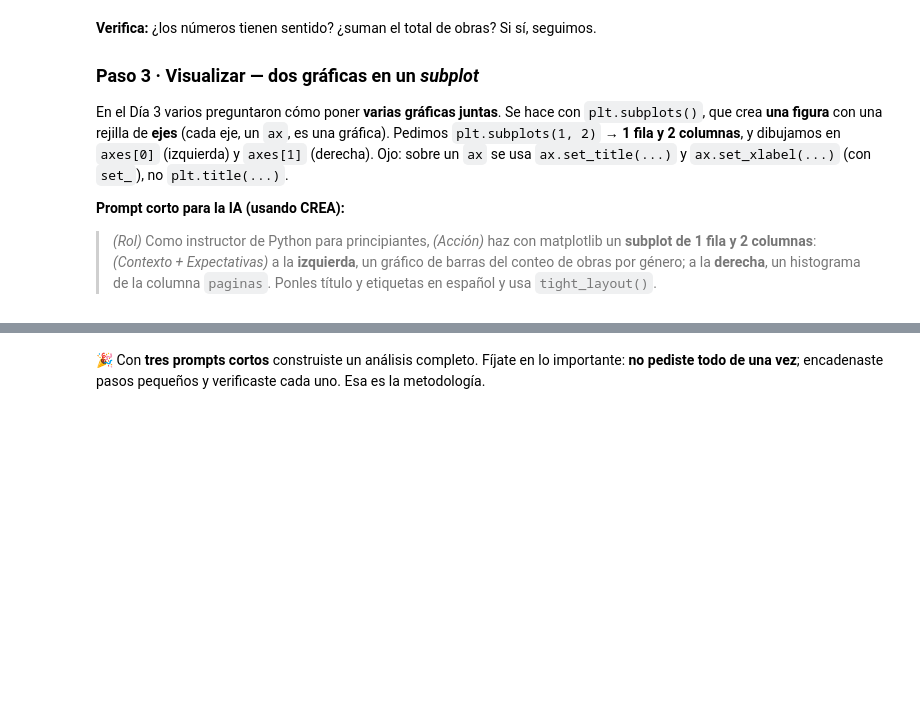
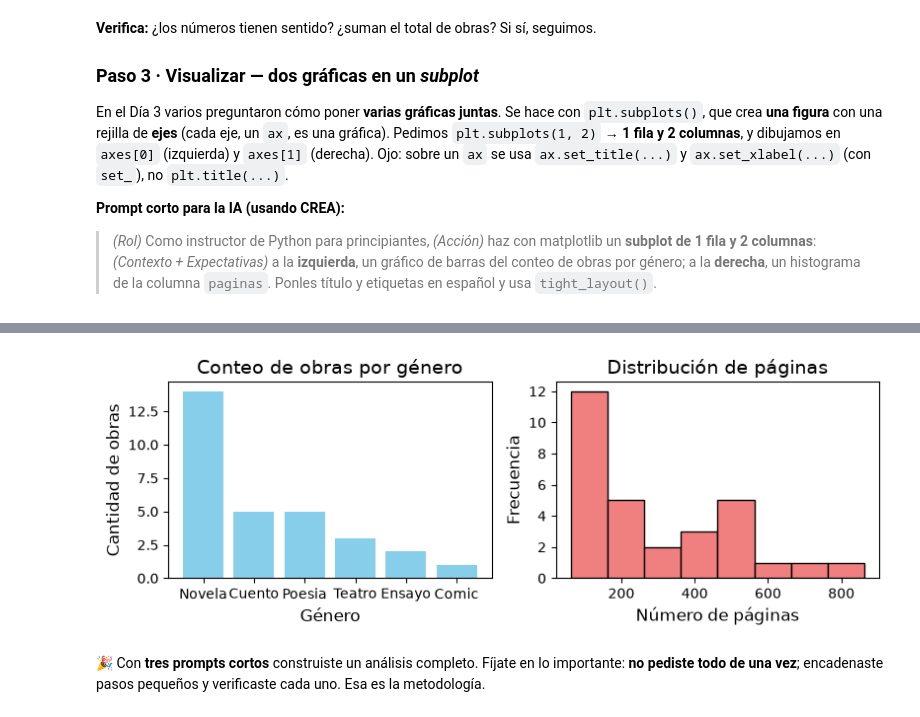
Before and after one commit to juancbaena/curso-python-humanidades-digitales, a Jupyter notebook: dia-4/10_programar_con_ia_prompts.ipynb, the cells around one changed output, grey strips where cells are left out. Drawn from its saved outputs; the diff is of its cells as text; code cells hidden in the pictures; blank space fills up the shorter version.

```diff
--- a/dia-4/10_programar_con_ia_prompts.ipynb
+++ b/dia-4/10_programar_con_ia_prompts.ipynb
@@ -138,3 +161,29 @@ plt.show()
+# %%
+# Contar obras por género
+conteo_por_genero = df['genero'].value_counts()
+
+# Crear la figura y los subplots (1 fila, 2 columnas)
+fig, axes = plt.subplots(1, 2, figsize=(8, 3))
+
+# Gráfico de barras - Conteo por género
+axes[0].bar(conteo_por_genero.index, conteo_por_genero.values, color='skyblue')
+axes[0].set_title('Conteo de obras por género', fontsize=14)
+axes[0].set_xlabel('Género', fontsize=12)
+axes[0].set_ylabel('Cantidad de obras', fontsize=12)
+
+# Histograma - Páginas
+axes[1].hist(df['paginas'], bins=8, color='lightcoral', edgecolor='black')
+axes[1].set_title('Distribución de páginas', fontsize=14)
+axes[1].set_xlabel('Número de páginas', fontsize=12)
+axes[1].set_ylabel('Frecuencia', fontsize=12)
+
+# Ajustar el diseño para evitar superposiciones
+plt.tight_layout()
+
+# Mostrar la gráfica
+plt.show()
+# %% [output]
+[figure, added]
 # %% [markdown]
 🎉 Con **tres prompts cortos** construiste un análisis completo. Fíjate en lo importante: **no
 pediste todo de una vez**; encadenaste pasos pequeños y verificaste cada uno. Esa es la metodología.
```
Also changed, not shown: parts of 6 cells of this notebook, 1 other file.
